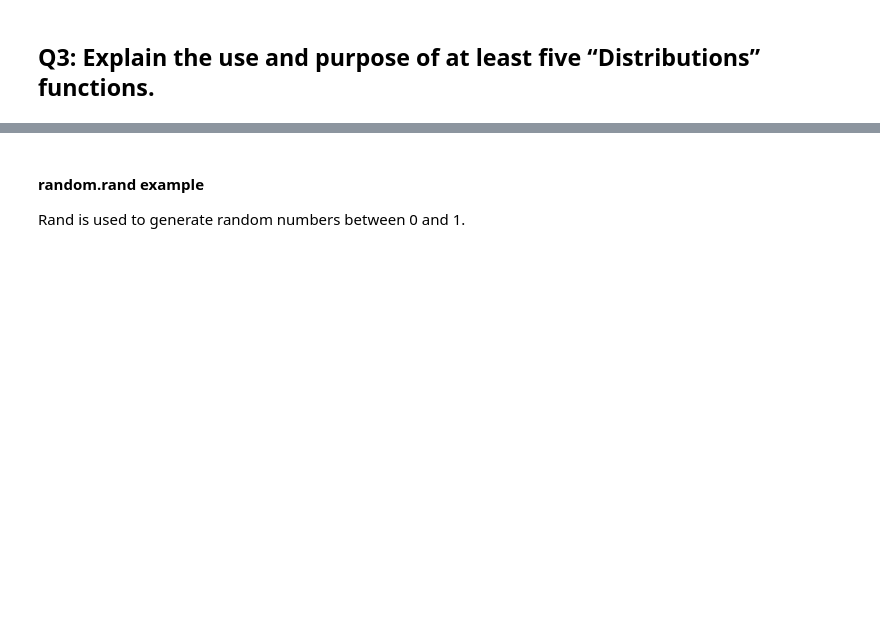
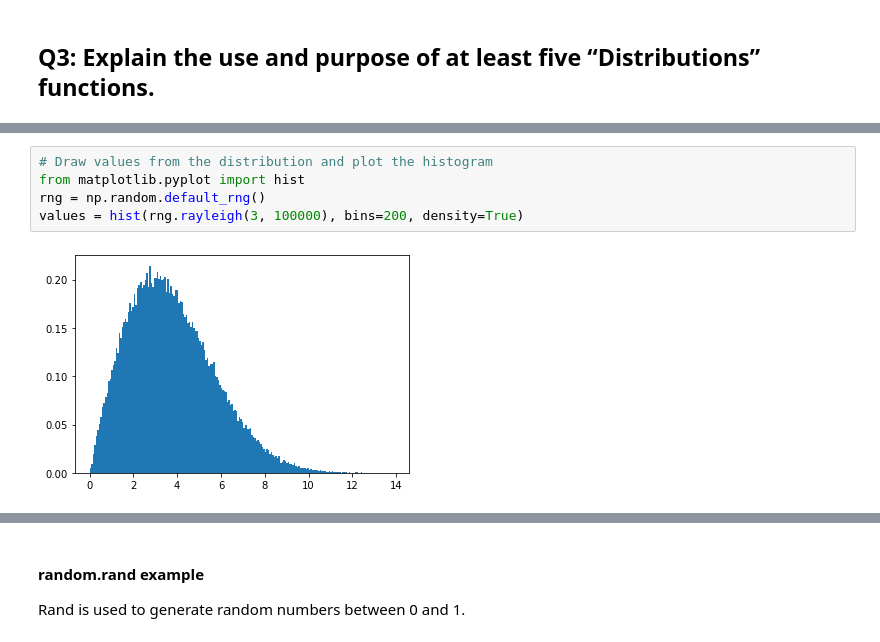
Before and after one commit to PJFinnerty/52465-Assignment, a Jupyter notebook: Practical Assignment.ipynb, the cells around one changed output, grey strips where cells are left out. Drawn from its saved outputs; the diff is of its cells as text; blank space fills up the shorter version.

```diff
--- a/Practical Assignment.ipynb
+++ b/Practical Assignment.ipynb
@@ -211,0 +462,7 @@ import matplotlib.pyplot as plt
+# %%
+# Draw values from the distribution and plot the histogram
+from matplotlib.pyplot import hist
+rng = np.random.default_rng()
+values = hist(rng.rayleigh(3, 100000), bins=200, density=True)
+# %% [output]
+[figure, added]
```
Also changed, not shown: parts of 61 cells of this notebook.
